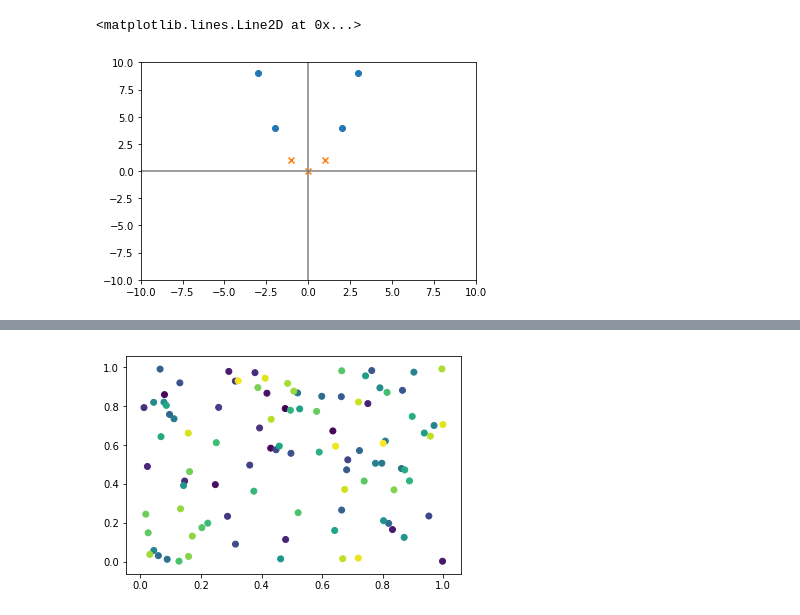
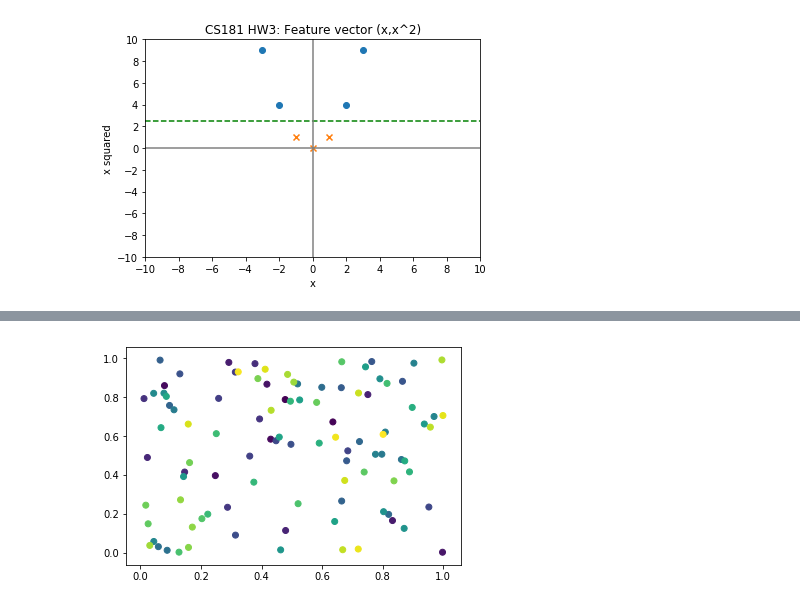
Before and after one commit to nouyang/cs181-s18-homeworks, a Jupyter notebook: T3/problem1.ipynb, the cells around one changed output, grey strips where cells are left out. Drawn from its saved outputs; the diff is of its cells as text; code cells hidden in the pictures.

Commit message:
added ipython notebooks for graphing

```diff
--- a/T3/problem1.ipynb
+++ b/T3/problem1.ipynb
@@ -1,33 +1,40 @@
 # %%
 import numpy as np
 import matplotlib.pyplot as plt
+import matplotlib.ticker as ticker
+
+
 
 X = np.array([-3,-2,-1,0,1,2,3])
 y = np.array([1,1,-1,-1,-1,1,1])
 
 Xpos = np.array([-3,-2,2,3])
 Xneg = np.array([-1,0,1])
 
-plt.plot()
+fig, ax = plt.subplots()
+
+# Be sure to only pick integer tick locations.
+for axis in [ax.xaxis, ax.yaxis]:
+    axis.set_major_locator(ticker.MaxNLocator(integer=True))
 plt.scatter(Xpos, Xpos**2, marker='o')
 plt.scatter(Xneg, Xneg**2, marker='x')
 #plt.plot(range(self.iters), losses)
 
 #plt.xlabel('Iterations')
 #plt.ylabel('Losses')
-#astring = "Problem 3 - Logistic Regression, with eta= %0.2f and lambda=%0.6f" % (self.eta,self.lambda_parameter)
-#plt.title(astring)
+#astring = "Problem 3 - Logistic Regression, with et= %0.2f and lambda=%0.6f" % (self.eta,self.lambda_parameter)
+plt.title("CS181 HW3: Feature vector (x,x^2)")
+plt.xlabel("x")
+plt.ylabel("x squared")
 plt.xlim(-10,10)
 plt.ylim(-10,10)
+plt.axhline(2.5, color='green', linestyle='dashed' )
+plt.axhline(0, color='gray', linestyle='-' )
+plt.axvline(0, color='gray', linestyle='-')
 plt.draw()
-
-
-plt.axhline(0, color='gray')
-plt.axvline(0, color='gray')
 
 #plt.pause(1) # <-------
 #raw_input("<Hit Enter To Close>")
 #'''
 # %% [output]
-<matplotlib.lines.Line2D at 0x...>
-[figure, old version]
+[figure, new version]
```
Also changed, not shown: parts of 1 cell of this notebook, 34 other files.
